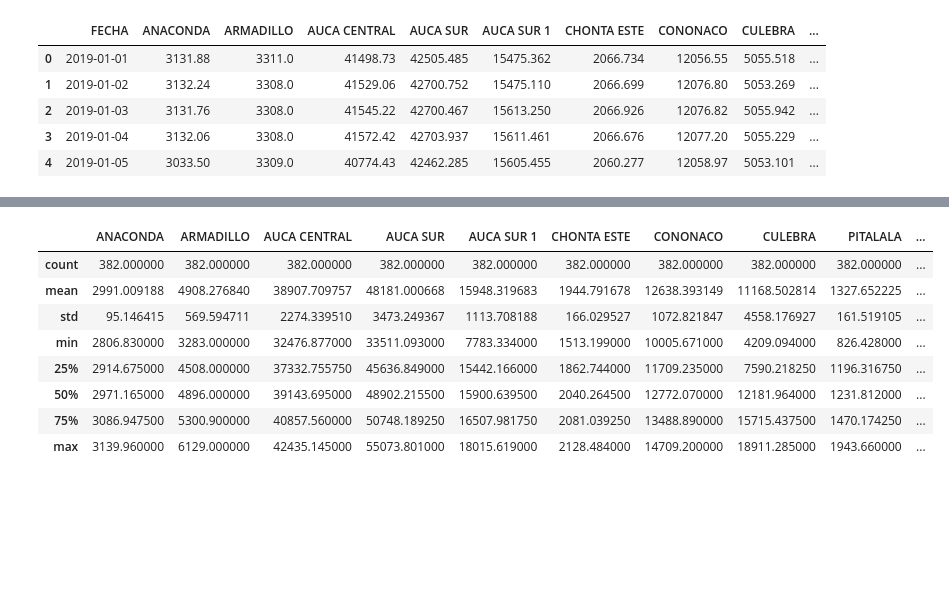
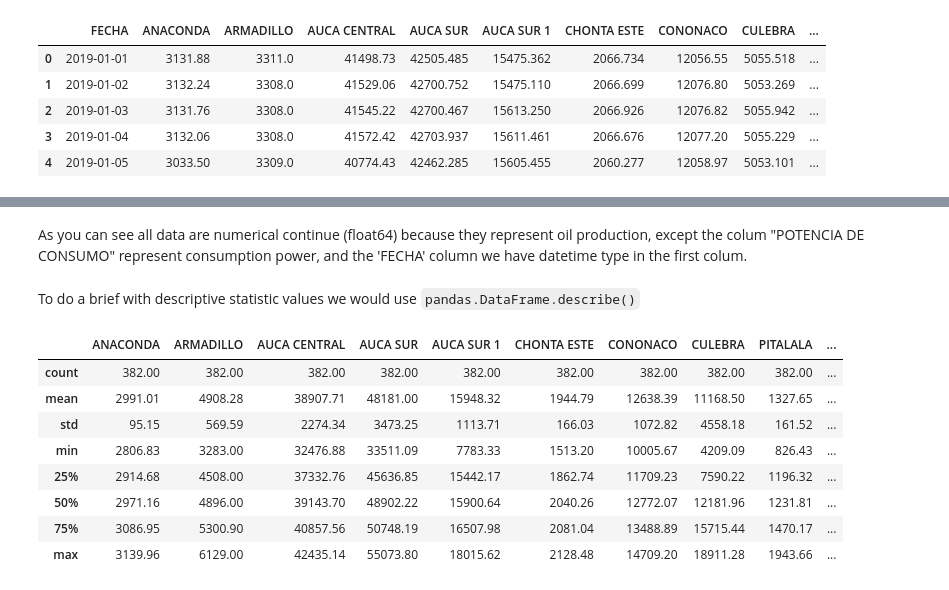
Before and after one commit to BRAND0JESUS/Oil-Production-EC, a Jupyter notebook: main.ipynb, the cells around one changed output, grey strips where cells are left out. Cells and saved outputs as stored; diff of their text form; code cells hidden in the pictures; blank space fills up the shorter version.

Commit message:
imoroving descriptive analysis, and basic visual representation

````diff
--- a/main.ipynb
+++ b/main.ipynb
@@ -41,12 +45,16 @@ dtype: object
+# %% [markdown]
+As you can see all data are numerical continue (float64) because they represent oil production, except the colum "POTENCIA DE CONSUMO" represent consumption power, and the 'FECHA' column we have datetime type in the first colum.
+# %% [markdown]
+To do a brief with descriptive statistic values we would use ```pandas.DataFrame.describe()```
 # %%
-df.describe()
+df.describe().round(2)
 # %% [output]
 |  | ANACONDA | ARMADILLO | AUCA CENTRAL | AUCA SUR | AUCA SUR 1 | CHONTA ESTE | CONONACO | CULEBRA | PITALALA | ... |
-| count | 382.000000 | 382.000000 | 382.000000 | 382.000000 | 382.000000 | 382.000000 | 382.000000 | 382.000000 | 382.000000 | ... |
-| mean | 2991.009188 | 4908.276840 | 38907.709757 | 48181.000668 | 15948.319683 | 1944.791678 | 12638.393149 | 11168.502814 | 1327.652225 | ... |
-| std | 95.146415 | 569.594711 | 2274.339510 | 3473.249367 | 1113.708188 | 166.029527 | 1072.821847 | 4558.176927 | 161.519105 | ... |
-| min | 2806.830000 | 3283.000000 | 32476.877000 | 33511.093000 | 7783.334000 | 1513.199000 | 10005.671000 | 4209.094000 | 826.428000 | ... |
-| 25% | 2914.675000 | 4508.000000 | 37332.755750 | 45636.849000 | 15442.166000 | 1862.744000 | 11709.235000 | 7590.218250 | 1196.316750 | ... |
-| 50% | 2971.165000 | 4896.000000 | 39143.695000 | 48902.215500 | 15900.639500 | 2040.264500 | 12772.070000 | 12181.964000 | 1231.812000 | ... |
-| 75% | 3086.947500 | 5300.900000 | 40857.560000 | 50748.189250 | 16507.981750 | 2081.039250 | 13488.890000 | 15715.437500 | 1470.174250 | ... |
-| max | 3139.960000 | 6129.000000 | 42435.145000 | 55073.801000 | 18015.619000 | 2128.484000 | 14709.200000 | 18911.285000 | 1943.660000 | ... |
+| count | 382.00 | 382.00 | 382.00 | 382.00 | 382.00 | 382.00 | 382.00 | 382.00 | 382.00 | ... |
+| mean | 2991.01 | 4908.28 | 38907.71 | 48181.00 | 15948.32 | 1944.79 | 12638.39 | 11168.50 | 1327.65 | ... |
+| std | 95.15 | 569.59 | 2274.34 | 3473.25 | 1113.71 | 166.03 | 1072.82 | 4558.18 | 161.52 | ... |
+| min | 2806.83 | 3283.00 | 32476.88 | 33511.09 | 7783.33 | 1513.20 | 10005.67 | 4209.09 | 826.43 | ... |
+| 25% | 2914.68 | 4508.00 | 37332.76 | 45636.85 | 15442.17 | 1862.74 | 11709.23 | 7590.22 | 1196.32 | ... |
+| 50% | 2971.16 | 4896.00 | 39143.70 | 48902.22 | 15900.64 | 2040.26 | 12772.07 | 12181.96 | 1231.81 | ... |
+| 75% | 3086.95 | 5300.90 | 40857.56 | 50748.19 | 16507.98 | 2081.04 | 13488.89 | 15715.44 | 1470.17 | ... |
+| max | 3139.96 | 6129.00 | 42435.14 | 55073.80 | 18015.62 | 2128.48 | 14709.20 | 18911.28 | 1943.66 | ... |
````
Also changed, not shown: parts of 16 cells of this notebook.
